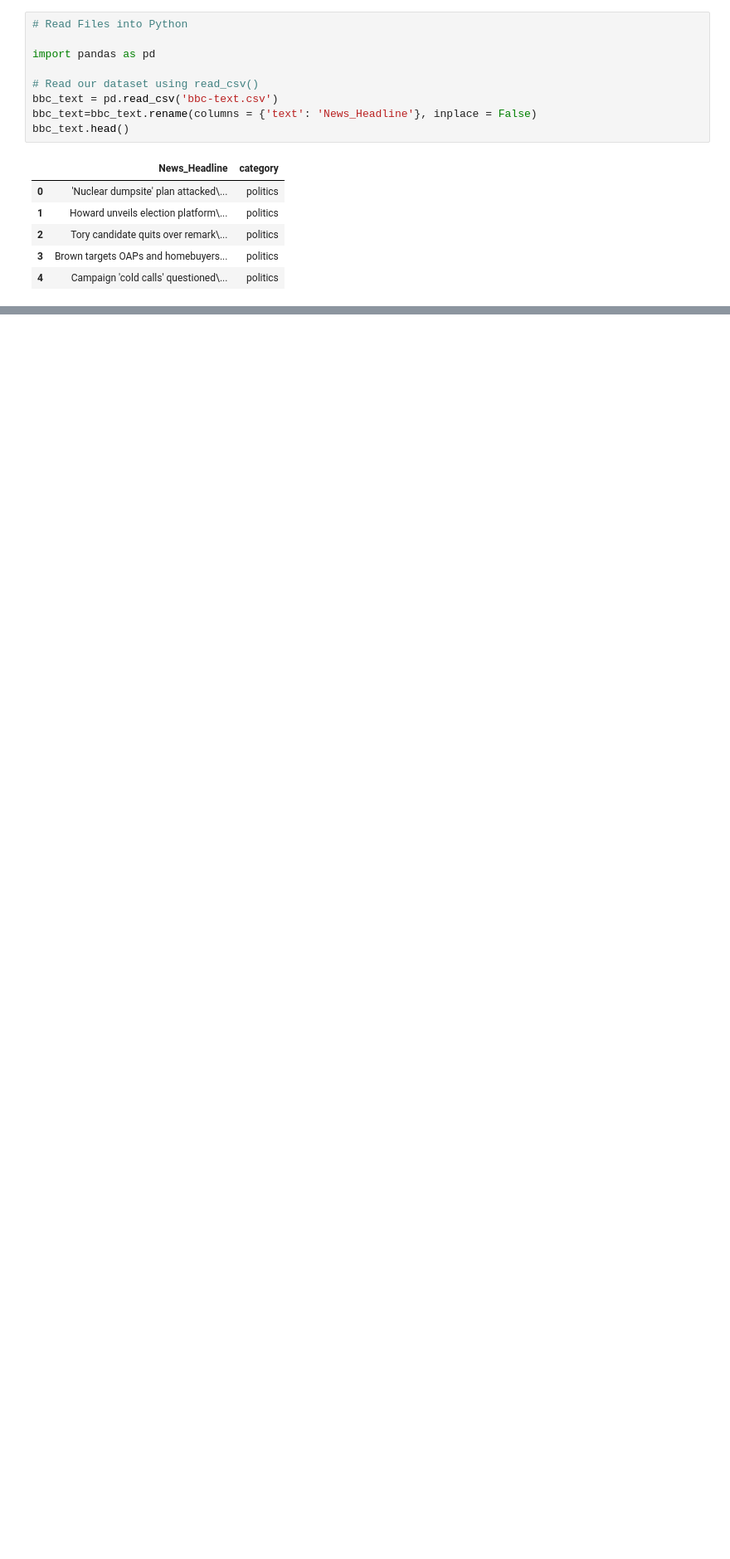
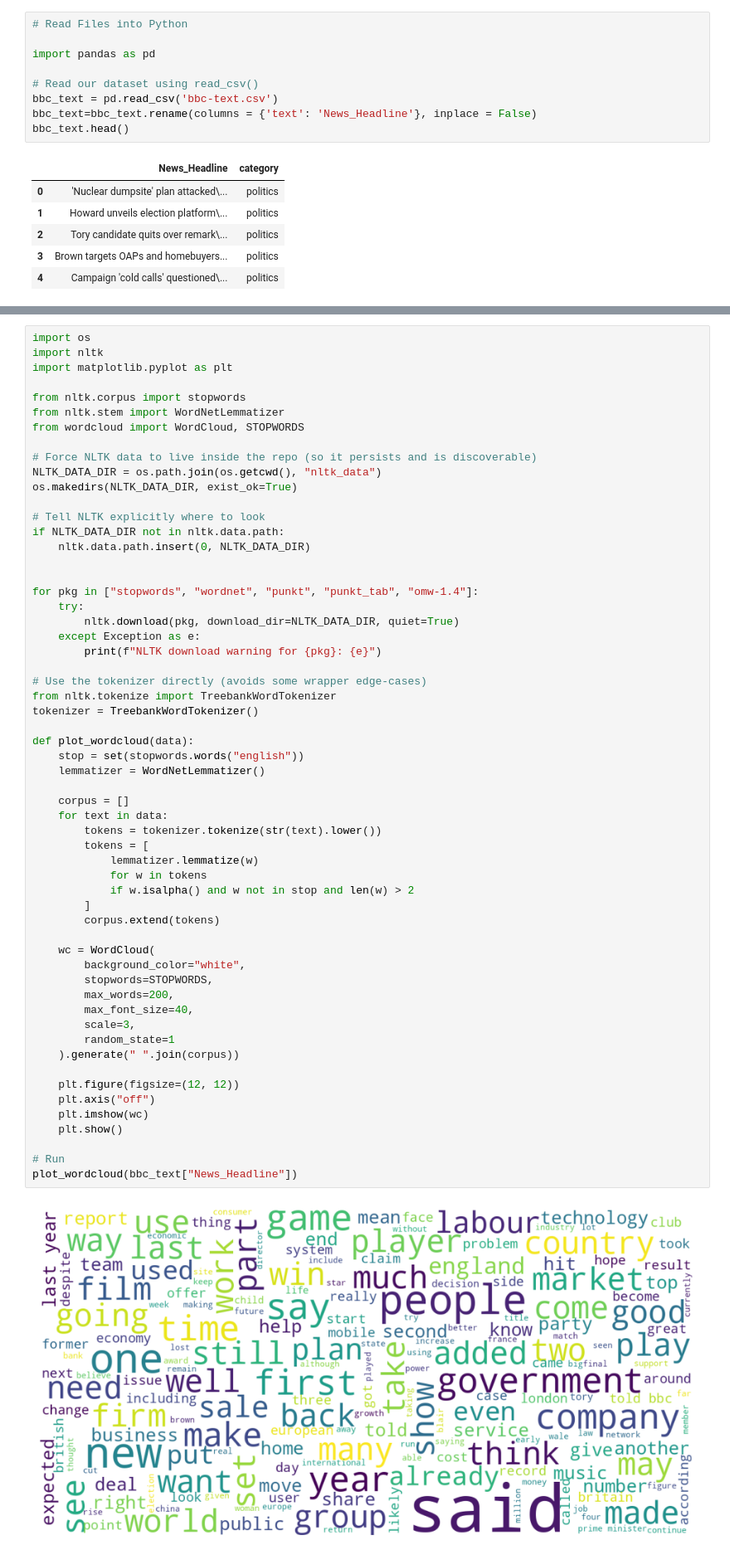
Before and after one commit to IpsitaDas1510/justify, a Jupyter notebook: ml/train.ipynb, the cells around one changed output, grey strips where cells are left out. Shown at 83% size. Cells and saved outputs as stored; diff of their text form; blank space fills up the shorter version.

```diff
--- a/ml/train.ipynb
+++ b/ml/train.ipynb
@@ -150,0 +252,60 @@ bbc_text.head()
+# %%
+import os
+import nltk
+import matplotlib.pyplot as plt
+
+from nltk.corpus import stopwords
+from nltk.stem import WordNetLemmatizer
+from wordcloud import WordCloud, STOPWORDS
+
+# Force NLTK data to live inside the repo (so it persists and is discoverable)
+NLTK_DATA_DIR = os.path.join(os.getcwd(), "nltk_data")
+os.makedirs(NLTK_DATA_DIR, exist_ok=True)
+
+# Tell NLTK explicitly where to look
+if NLTK_DATA_DIR not in nltk.data.path:
+    nltk.data.path.insert(0, NLTK_DATA_DIR)
+
+
+for pkg in ["stopwords", "wordnet", "punkt", "punkt_tab", "omw-1.4"]:
+    try:
+        nltk.download(pkg, download_dir=NLTK_DATA_DIR, quiet=True)
+    except Exception as e:
+        print(f"NLTK download warning for {pkg}: {e}")
+
+# Use the tokenizer directly (avoids some wrapper edge-cases)
+from nltk.tokenize import TreebankWordTokenizer
+tokenizer = TreebankWordTokenizer()
+
+def plot_wordcloud(data):
+    stop = set(stopwords.words("english"))
+    lemmatizer = WordNetLemmatizer()
+
+    corpus = []
+    for text in data:
+        tokens = tokenizer.tokenize(str(text).lower())
+        tokens = [
+            lemmatizer.lemmatize(w)
+            for w in tokens
+            if w.isalpha() and w not in stop and len(w) > 2
+        ]
+        corpus.extend(tokens)
+
+    wc = WordCloud(
+        background_color="white",
+        stopwords=STOPWORDS,
+        max_words=200,
+        max_font_size=40,
+        scale=3,
+        random_state=1
+    ).generate(" ".join(corpus))
+
+    plt.figure(figsize=(12, 12))
+    plt.axis("off")
+    plt.imshow(wc)
+    plt.show()
+
+# Run
+plot_wordcloud(bbc_text["News_Headline"])
+# %% [output]
+[figure, added]
```
Also changed, not shown: parts of 11 cells of this notebook.
